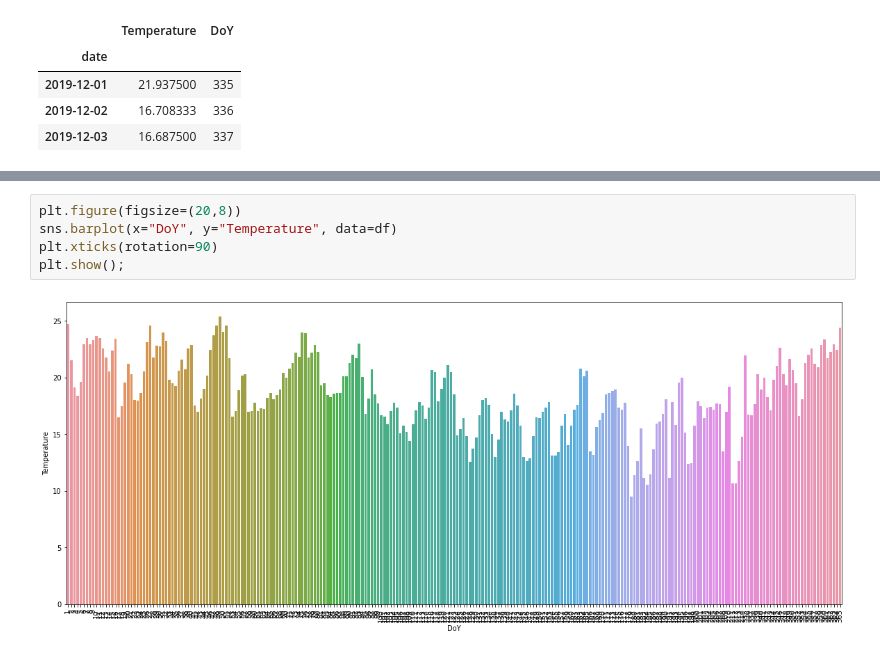
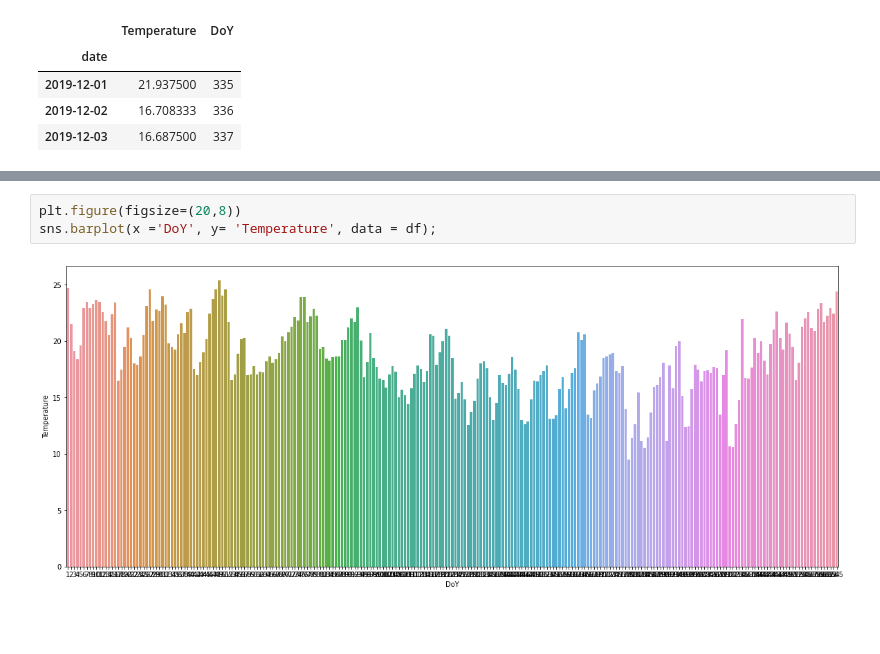
Before and after one commit to anujthapamagar/FEDS, a Jupyter notebook: assignment_Curitiba.ipynb, the cells around one changed output, grey strips where cells are left out. Cells and saved outputs as stored; diff of their text form; blank space fills up the shorter version.

```diff
--- a/assignment_Curitiba.ipynb
+++ b/assignment_Curitiba.ipynb
@@ -95,7 +110,5 @@ df.head(3)
 # %%
 plt.figure(figsize=(20,8))
-sns.barplot(x="DoY", y="Temperature", data=df)
-plt.xticks(rotation=90)
-plt.show();
+sns.barplot(x ='DoY', y= 'Temperature', data = df);
 # %% [output]
-[figure, old version]
+[figure, new version]
```
Also changed, not shown: parts of 3 cells of this notebook.
